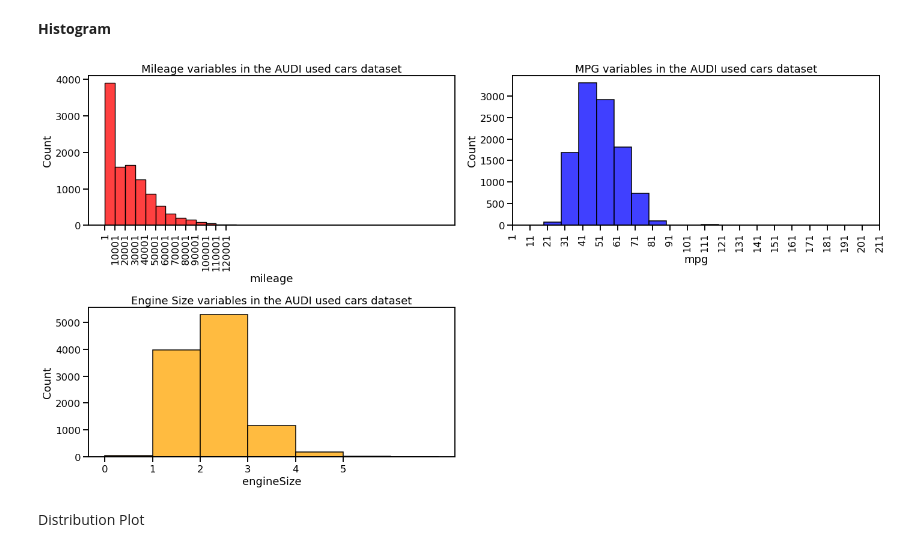
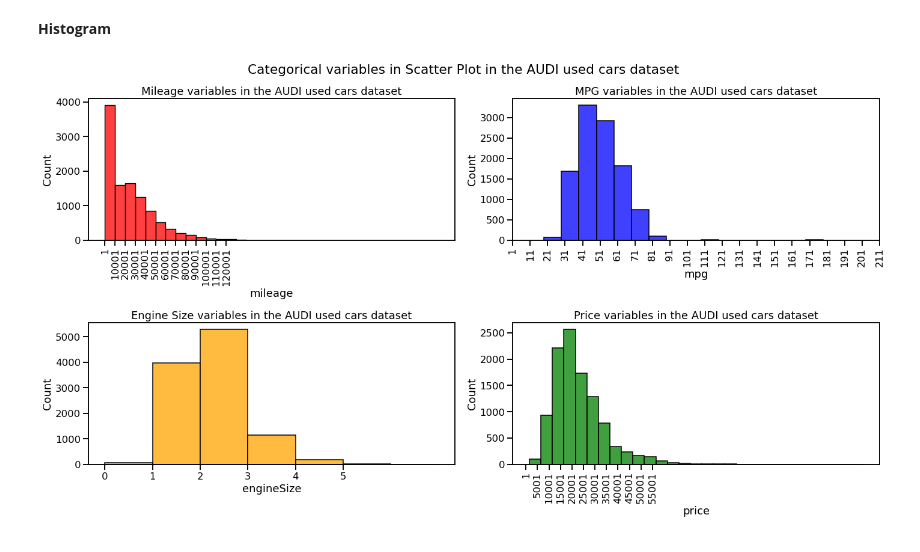
Before and after one commit to TonmoyTalukder/audi_used_car_EDA, a Jupyter notebook: audi_used_car_EDA.ipynb, the cells around one changed output. Drawn from its saved outputs; the diff is of its cells as text; code cells hidden in the pictures.

```diff
--- a/audi_used_car_EDA.ipynb
+++ b/audi_used_car_EDA.ipynb
@@ -182,34 +202,41 @@ plt.show()
 **Histogram**
 # %%
 plt.figure(figsize=(20,15))
+
+# Title
+plt.suptitle("Categorical variables in Scatter Plot in the AUDI used cars dataset")
 
 #subplot row1 column1 milage
 plt.subplot(3,2,1)
 sns.histplot(data=df, x='mileage' , binwidth=10000 , color= "r" )
 plt.xticks(np.arange(1,127801,10000), rotation=90)
 plt.title("Mileage variables in the AUDI used cars dataset")
 
 #subplot row1 column2 miles per gallon
 plt.subplot(3,2,2)
 sns.histplot(data=df, x='mpg' , binwidth=10 , color= "blue")
 plt.xticks(np.arange(1,212,10), rotation=90)
 plt.title("MPG variables in the AUDI used cars dataset")
 
 #subplot row2 column1 engine size
 plt.subplot(3,2,3)
 sns.histplot(data=df, x='engineSize', binwidth=1 , color= "orange")
 plt.xticks(np.arange(0,6,1), rotation=0)
 plt.title("Engine Size variables in the AUDI used cars dataset")
 
+#subplot row2 column2 price
+plt.subplot(3,2,4)
+sns.histplot(data=df, x='price', binwidth=5000 , color= "green")
+plt.xticks(np.arange(1,56001,5000), rotation=90)
+plt.title("Price variables in the AUDI used cars dataset")
+
 # rotate the xticks
 plt.xticks()
 
 # provide a range for the yticks
 plt.yticks()
 
 plt.tight_layout()
 plt.show()
 # %% [output]
-[figure, old version]
+[figure, new version]
-# %% [markdown]
-Distribution Plot
```
Also changed, not shown: parts of 19 cells of this notebook.
